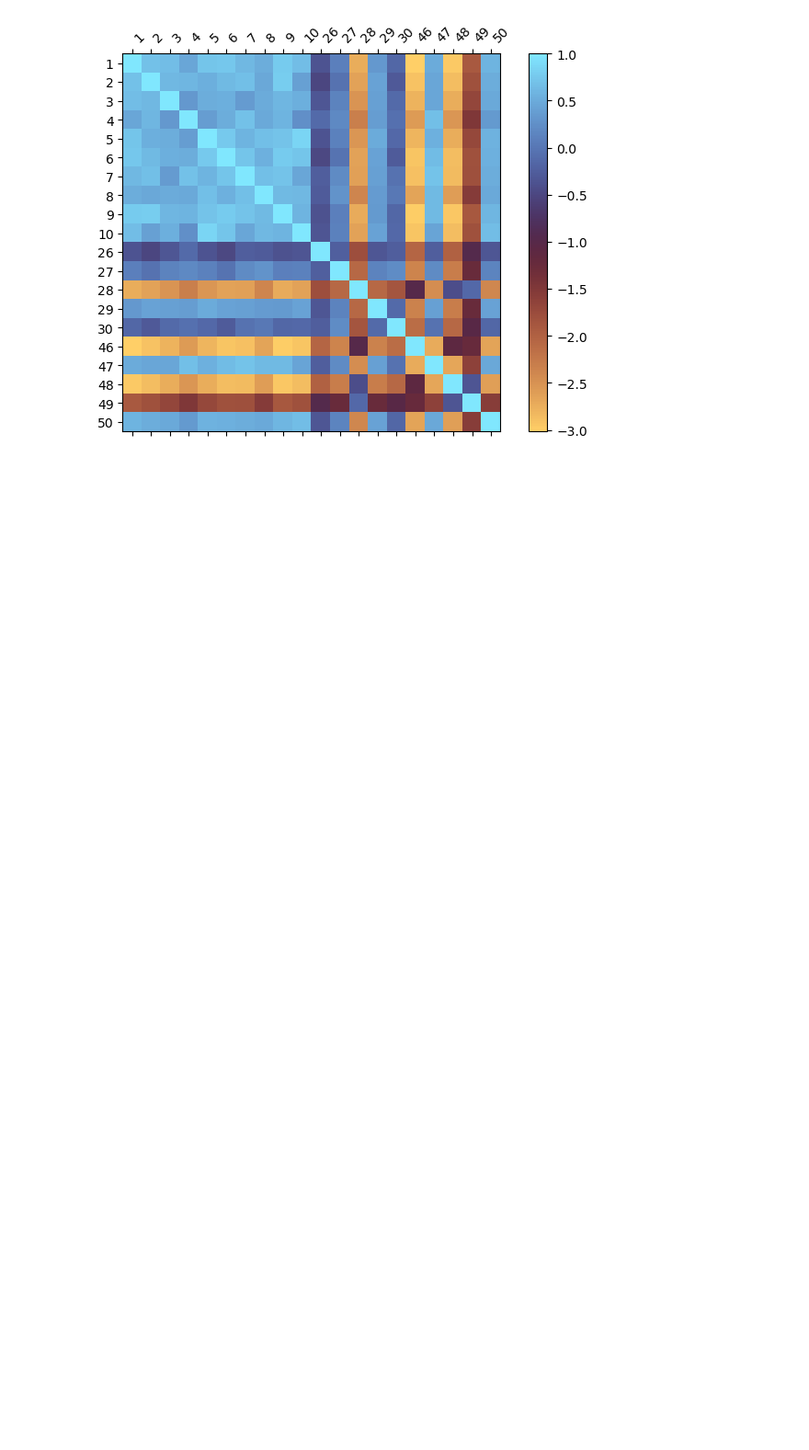
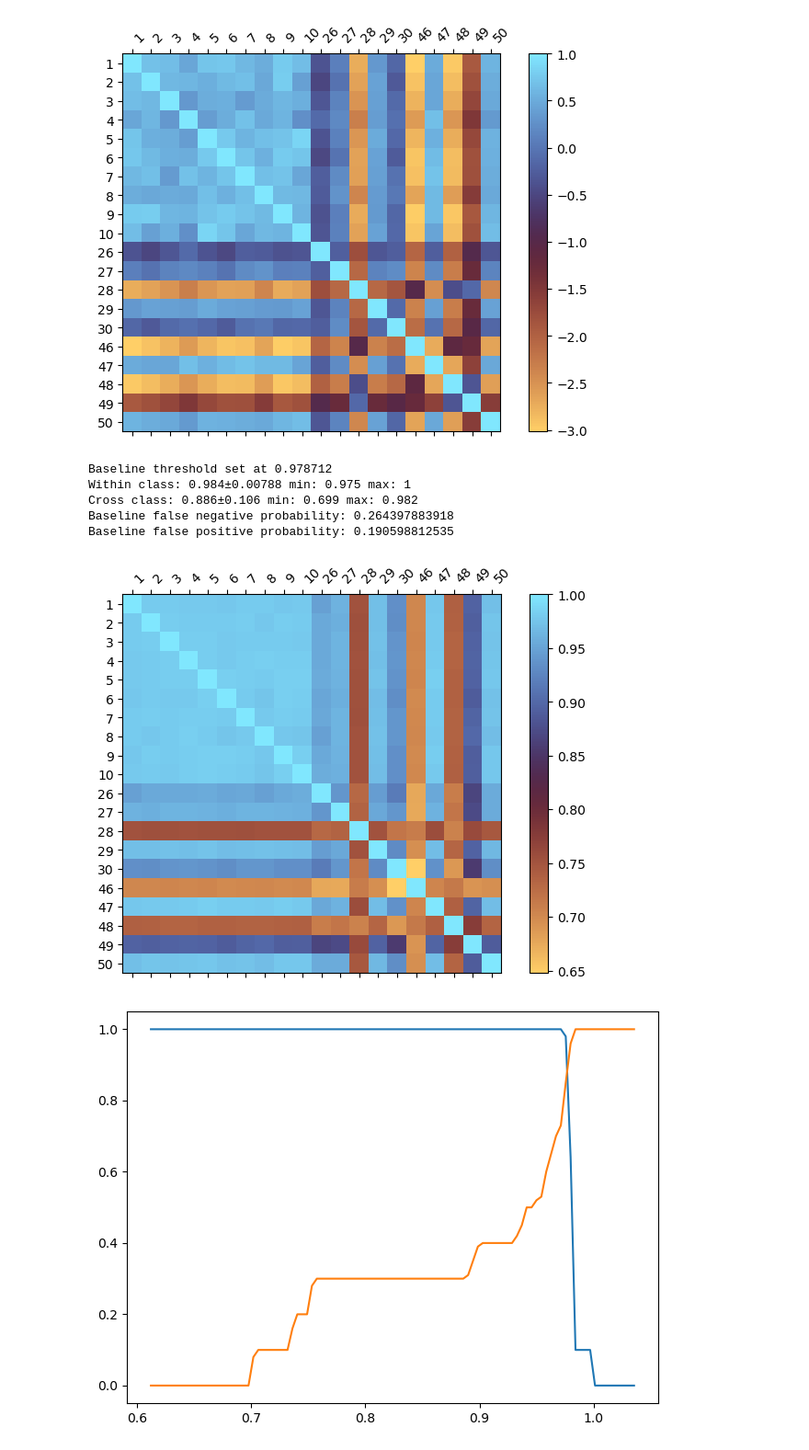
Before and after one commit to jaseg/sampling-mesh-monitor, a Jupyter notebook: jupyter_notebooks/classifier_tests.ipynb, the cells around one changed output. Shown at 92% size. Cells and saved outputs as stored; diff of their text form; code cells hidden in the pictures; blank space fills up the shorter version.

Commit message:
More data analysis

```diff
--- a/jupyter_notebooks/classifier_tests.ipynb
+++ b/jupyter_notebooks/classifier_tests.ipynb
@@ -273,5 +290,5 @@ Baseline false positive probability: 0.323891986799
 # %%
-def plot_vector_covar(group_a, group_b, do_cal=False, vector_method='norm', distance_method='corr', smooth=None):
+def plot_vector_covar(group_a, group_b, do_cal=False, vector_method='norm', distance_method='corr', smooth=None, plot_cdf=False):
     group_a = sorted(group_a, key=lambda entry: entry['info']['serial'])
     group_b = sorted(group_b, key=lambda entry: entry['info']['serial'])
     all_traces = group_a + group_b
@@ -347,6 +364,21 @@ def plot_vector_covar(group_a, group_b, do_cal=False, vector_method='norm', dist
     ax.set_yticks(list(range(len(labels))))
     ax.set_yticklabels(labels)
     fig.tight_layout()
+
+    if plot_cdf:
+        fig, ax = plt.subplots()
+        all_classes = [0] * len(group_a) + [1] * len(group_b)
+        min_corr = corr.min()
+        max_corr = corr.max()
+        d_corr = max_corr - min_corr
+        x = np.linspace(min_corr - 0.1*d_corr, max_corr + 0.1 * d_corr, 100)
+
+        correct_in_group = lambda thr: np.mean(corr[:len(group_a), :len(group_a)] >= thr)
+        correct_out_group = lambda thr: np.mean(corr[:len(group_a), len(group_a):] < thr)
+
+        ax.plot(x, [correct_in_group(val) for val in x])
+        ax.plot(x, [correct_out_group(val) for val in x])
+        fig.tight_layout()
     #fig.savefig('../paper/manip_pearson_corr.pdf')
 
 group_a = [val for key, values in data.items() for val in values if val['info']['chip'] == 'pi3hdx12211' and key == 'M-SP-PITCH-V2-0003-0.4'][-5:]
@@ -553,3 +585,18 @@ Baseline false positive probability: 0.160396017586
 [figure]
 [figure]
 [figure]
+# %%
+entries = [value for entry in data.values() for value in entry if value['info']['meta'] == 'interleaved-25-07-02-01-p0.3']
+group_baseline = [value for value in entries if not value['info']['mods']]
+group_modified = [value for value in entries if value['info']['mods']]
+
+smooth = None
+plot_vector_covar(group_baseline, group_modified, vector_method='norm', distance_method='corr', smooth=smooth, plot_cdf=True)
+# %% [output]
+Baseline threshold set at 0.978712
+Within class: 0.984±0.00788 min: 0.975 max: 1
+Cross class: 0.886±0.106 min: 0.699 max: 0.982
+Baseline false negative probability: 0.264397883918
+Baseline false positive probability: 0.190598812535
+[figure, added]
+[figure, added]
```
Also changed, not shown: parts of 11 cells of this notebook, 1 other file.
